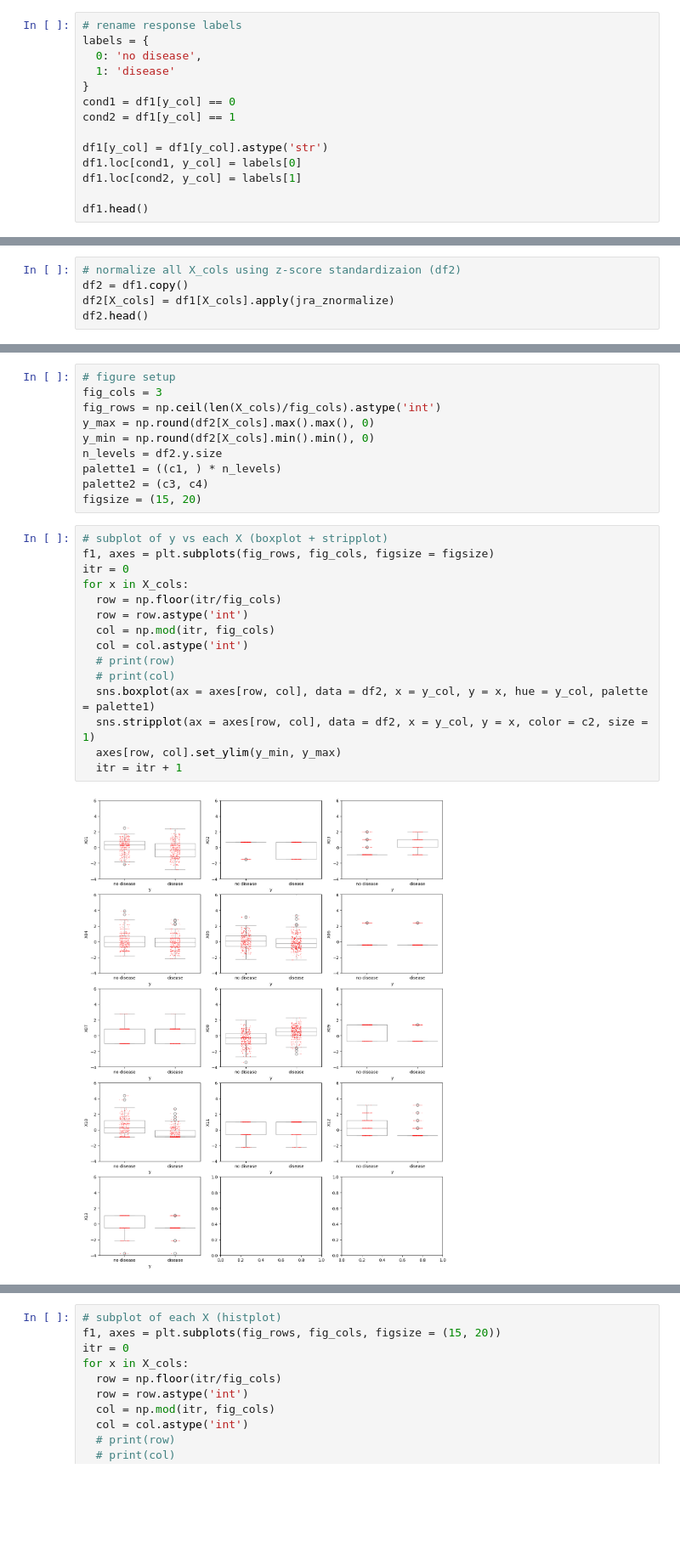
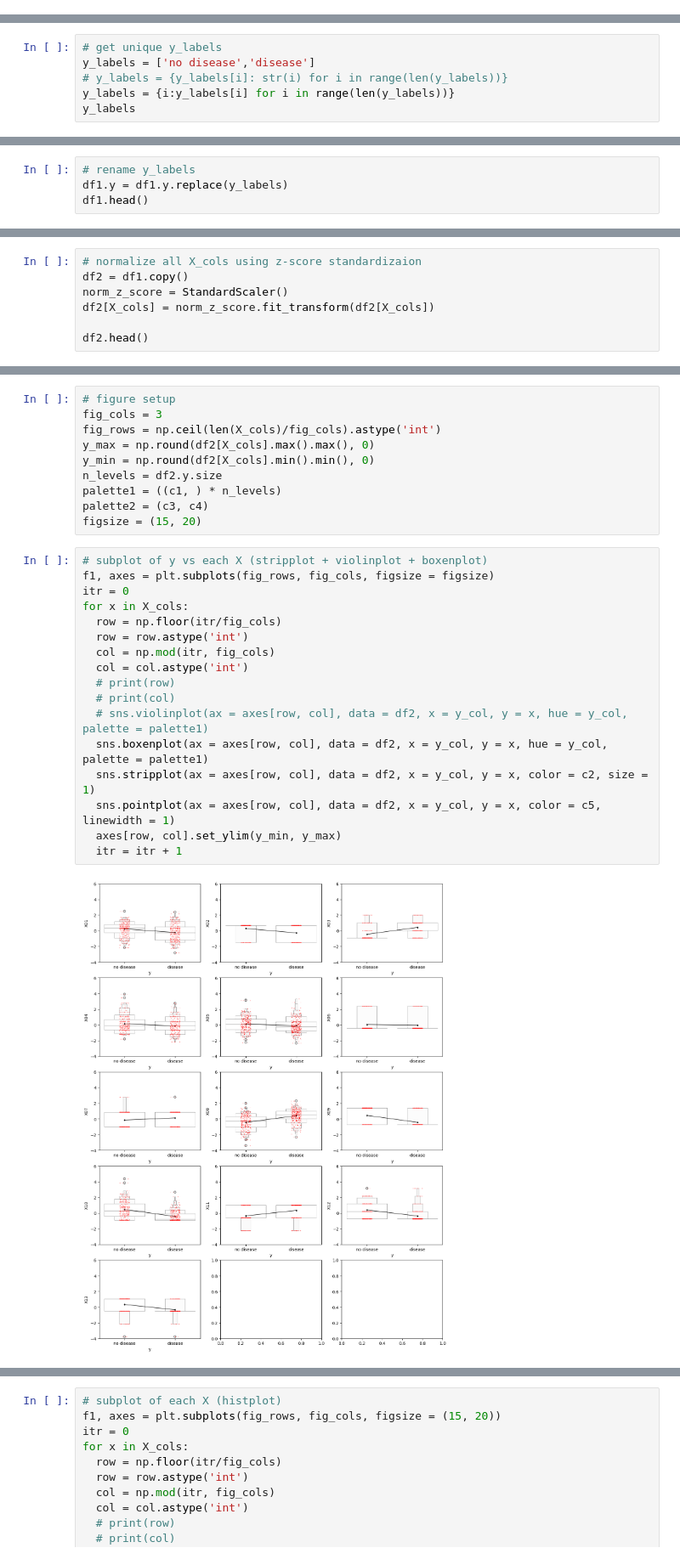
Before and after one commit to notfakearcher/julian, a Jupyter notebook: 01_topics/machine_learning/supervised_learning/classification/logistic_regression_01.ipynb, the cells around one changed output, grey strips where cells are left out. Shown at 85% size. Saved outputs shown, nothing was run; the diff lists cells and outputs as text; blank space fills up the shorter version.

```diff
--- a/01_topics/machine_learning/supervised_learning/classification/logistic_regression_01.ipynb
+++ b/01_topics/machine_learning/supervised_learning/classification/logistic_regression_01.ipynb
@@ -189,17 +180,3 @@ X_cols
  'X11',
  'X12',
  'X13']
-# %%
-# rename response labels
-labels = {
-  0: 'no disease',
-  1: 'disease'
-}
-cond1 = df1[y_col] == 0
-cond2 = df1[y_col] == 1
-
-df1[y_col] = df1[y_col].astype('str')
-df1.loc[cond1, y_col] = labels[0]
-df1.loc[cond2, y_col] = labels[1]
-
-df1.head()
@@ -212,0 +198,6 @@ df1.head()
+# %%
+# get unique y_labels
+y_labels = ['no disease','disease']
+# y_labels = {y_labels[i]: str(i) for i in range(len(y_labels))}
+y_labels = {i:y_labels[i] for i in range(len(y_labels))}
+y_labels
@@ -212,0 +206,4 @@ df1.head()
+# %%
+# rename y_labels
+df1.y = df1.y.replace(y_labels)
+df1.head()
@@ -213,7 +217,9 @@ df1.head()
 # %%
-# normalize all X_cols using z-score standardizaion (df2)
+# normalize all X_cols using z-score standardizaion
 df2 = df1.copy()
-df2[X_cols] = df1[X_cols].apply(jra_znormalize)
+norm_z_score = StandardScaler()
+df2[X_cols] = norm_z_score.fit_transform(df2[X_cols])
+
 df2.head()
 # %% [output]
 |  | X01 | X02 | X03 | X04 | X05 | X06 | X07 | X08 | X09 | X10 | X11 | ... |
@@ -251,19 +257,21 @@ palette1 = ((c1, ) * n_levels)
 palette2 = (c3, c4)
 figsize = (15, 20)
 # %%
-# subplot of y vs each X (boxplot + stripplot)
+# subplot of y vs each X (stripplot + violinplot + boxenplot)
 f1, axes = plt.subplots(fig_rows, fig_cols, figsize = figsize)
 itr = 0
 for x in X_cols:
   row = np.floor(itr/fig_cols)
   row = row.astype('int')
   col = np.mod(itr, fig_cols)
   col = col.astype('int')
   # print(row)
   # print(col)
-  sns.boxplot(ax = axes[row, col], data = df2, x = y_col, y = x, hue = y_col, palette = palette1)
+  # sns.violinplot(ax = axes[row, col], data = df2, x = y_col, y = x, hue = y_col, palette = palette1)
+  sns.boxenplot(ax = axes[row, col], data = df2, x = y_col, y = x, hue = y_col, palette = palette1)
   sns.stripplot(ax = axes[row, col], data = df2, x = y_col, y = x, color = c2, size = 1)
+  sns.pointplot(ax = axes[row, col], data = df2, x = y_col, y = x, color = c5, linewidth = 1)
   axes[row, col].set_ylim(y_min, y_max)
   itr = itr + 1
 # %% [output]
-[figure, old version]
+[figure, new version]
```
Also changed, not shown: parts of 10 cells of this notebook, 1 other file.
